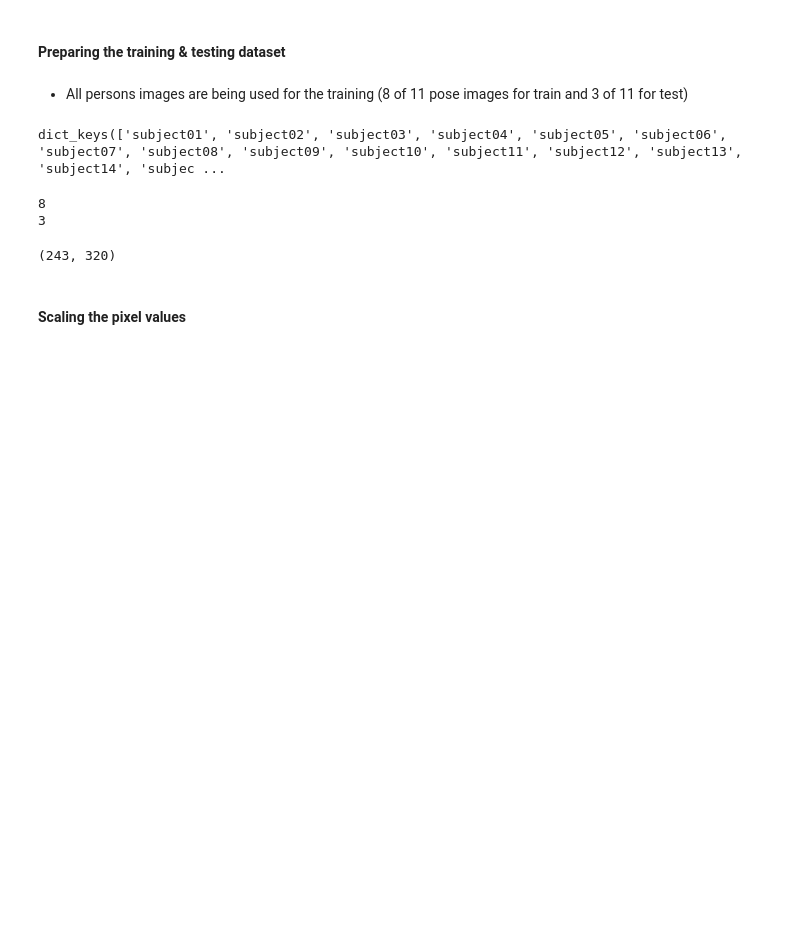
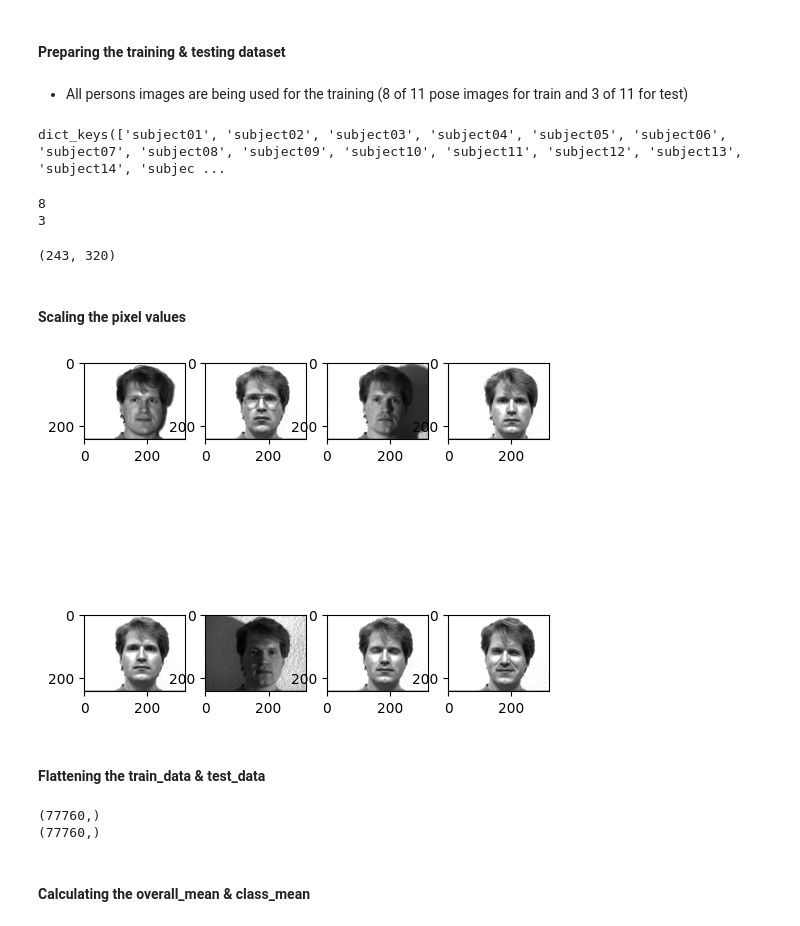
Before and after one commit to Isa1asN/face-recognition-eigen_faces-fisher_faces, a Jupyter notebook: FisherFaces.ipynb, the cells around one changed output. Saved outputs shown, nothing was run; the diff lists cells and outputs as text; code cells hidden in the pictures; blank space fills up the shorter version.

```diff
--- a/FisherFaces.ipynb
+++ b/FisherFaces.ipynb
@@ -75,3 +75,20 @@ train_data['subject01'][0].shape
 (243, 320)
 # %% [markdown]
 #### Scaling the pixel values
+# %%
+# scaling the images
+train_data = {k: [img/255 for img in v] for k, v in train_data.items()}
+test_data = {k: [img/255 for img in v] for k, v in test_data.items()}
+# %%
+num_images = len(train_data['subject01'])
+num_rows = 2
+num_cols = 4
+fig, axes = plt.subplots(num_rows, num_cols, figsize=(6, 6))
+for i, ax in enumerate(axes.flat):
+    if i < num_images:
+        ax.imshow(train_data['subject01'][i], cmap='gray')
+plt.show()
+# %% [output]
+[figure, added]
+# %% [markdown]
+#### Flattening the train_data & test_data
@@ -77,0 +99,8 @@ train_data['subject01'][0].shape
+# %%
+print(train_data['subject01'][0].shape)
+print(test_data['subject01'][0].shape)
+# %% [output]
+(77760,)
+(77760,)
+# %% [markdown]
+#### Calculating the overall_mean & class_mean
```
Also changed, not shown: parts of 3 cells of this notebook.
